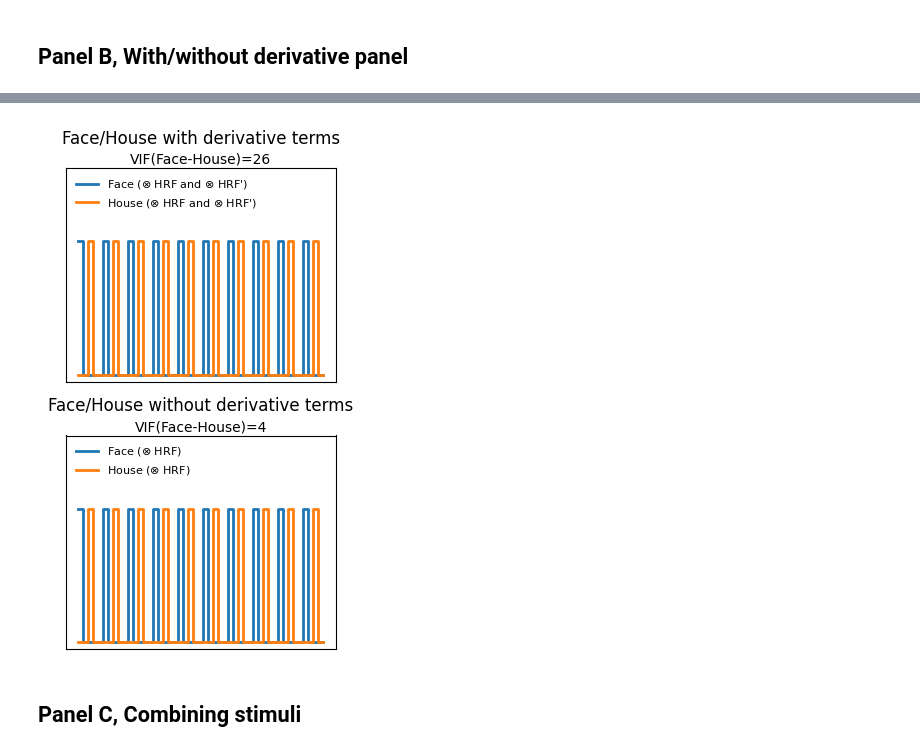
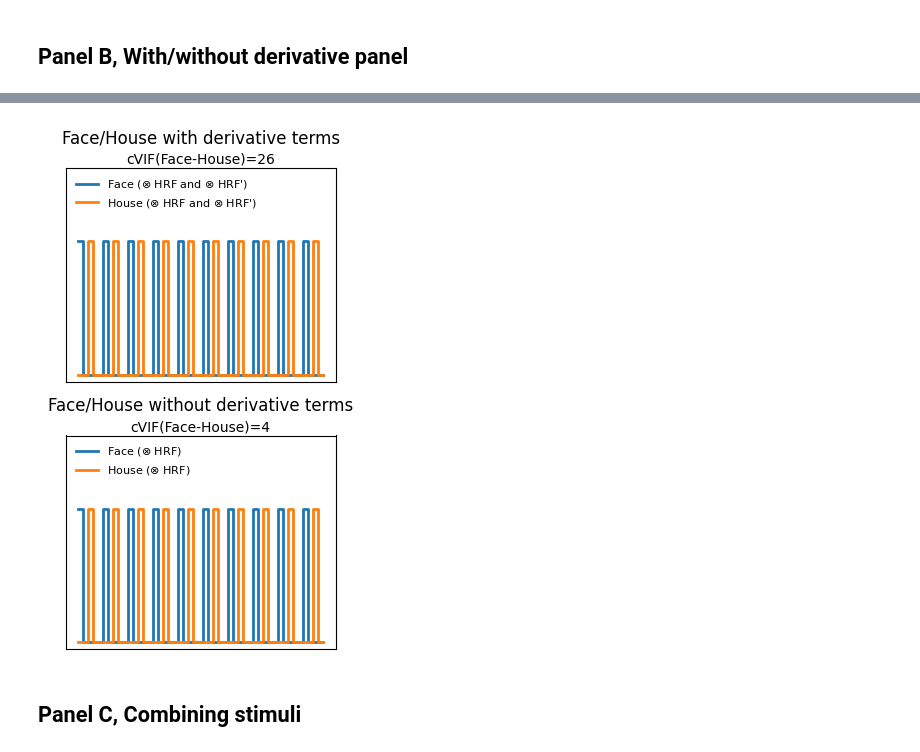
Before and after one commit to poldrack/MID_simulations, a Jupyter notebook: manuscript_code/modeling_mistakes_fig1_generation.ipynb, the cells around one changed output, grey strips where cells are left out. Cells and saved outputs as stored; diff of their text form; code cells hidden in the pictures.

```diff
--- a/manuscript_code/modeling_mistakes_fig1_generation.ipynb
+++ b/manuscript_code/modeling_mistakes_fig1_generation.ipynb
@@ -385,36 +385,36 @@ make_step_desplot(
 des_with_deriv_neural_rename = des_with_deriv_neural.rename(
     columns={
         'face': r"Face ($\otimes$ HRF and $\otimes$ HRF')",
         'house': r"House ($\otimes$ HRF and $\otimes$ HRF')",
     }
 )
 
 des_no_deriv_neural_rename = des_no_deriv_neural.rename(
     columns={'face': r'Face ($\otimes$ HRF)', 'house': r'House ($\otimes$ HRF)'}
 )
 
 vif_deriv_yes = est_contrast_vifs(des_with_deriv, {'Face-House': 'face - house'})
 vif_deriv_no = est_contrast_vifs(des_no_deriv, {'Face-House': 'face-house'})
 
 name_left = f'Face/House with derivative terms'
-subtitle_left = f'VIF(Face-House)={vif_deriv_yes["Face-House"]:.0f}'
+subtitle_left = f'cVIF(Face-House)={vif_deriv_yes["Face-House"]:.0f}'
 name_right = f'Face/House without derivative terms'
-subtitle_right = f'VIF(Face-House)={vif_deriv_no["Face-House"]:.0f}'
+subtitle_right = f'cVIF(Face-House)={vif_deriv_no["Face-House"]:.0f}'
 fig_path = f'{figure_output_path}/testfig2.pdf'
 make_step_desplot(
     des_with_deriv_neural_rename,
     des_no_deriv_neural_rename,
     name_left,
     name_right,
     subtitle_left,
     subtitle_right,
     frame_times,
     frame_times,
     figure_path=fig_path,
     conv=False,
 )
 # %% [output]
-[figure, old version]
+[figure, new version]
 # %% [markdown]
 ## Panel C, Combining stimuli
 # %%
```
Also changed, not shown: parts of 9 cells of this notebook.
